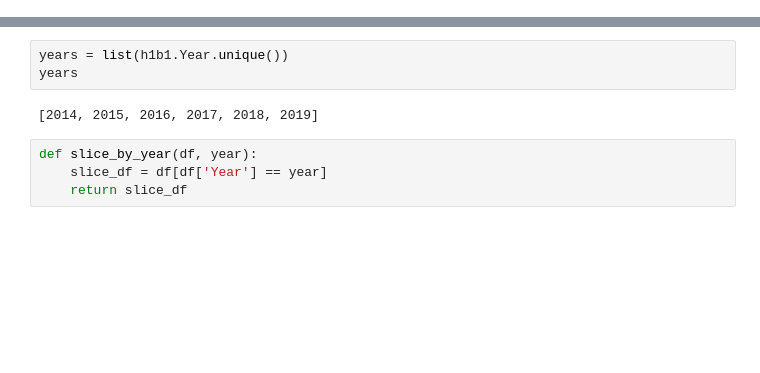
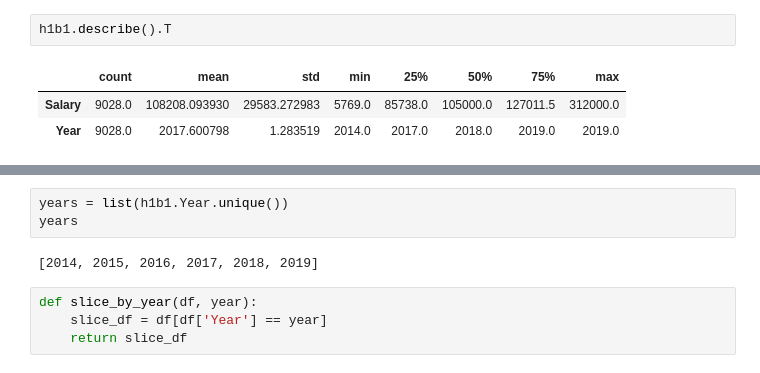
Before and after one commit to Jaboola9/Data_Scientist_Salaries_USA, a Jupyter notebook: ANOVA_testing.ipynb, the cells around one changed output, grey strips where cells are left out. Cells and saved outputs as stored; diff of their text form; blank space fills up the shorter version.

```diff
--- a/ANOVA_testing.ipynb
+++ b/ANOVA_testing.ipynb
@@ -13,0 +52,6 @@ h1b1 = pd.read_csv('data/H1B_DataScience_Salaries_V1.csv')
+# %%
+h1b1.describe().T
+# %% [output]
+|  | count | mean | std | min | 25% | 50% | 75% | max |
+| Salary | 9028.0 | 108208.093930 | 29583.272983 | 5769.0 | 85738.0 | 105000.0 | 127011.5 | 312000.0 |
+| Year | 9028.0 | 2017.600798 | 1.283519 | 2014.0 | 2017.0 | 2018.0 | 2019.0 | 2019.0 |
```
Also changed, not shown: parts of 53 cells of this notebook.
